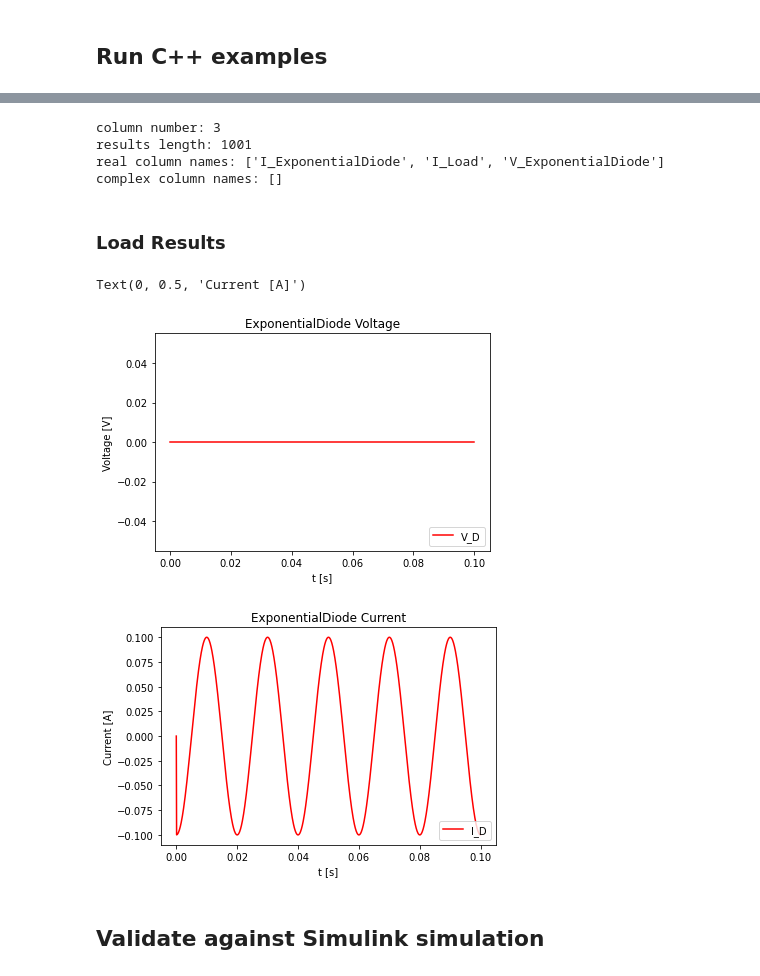
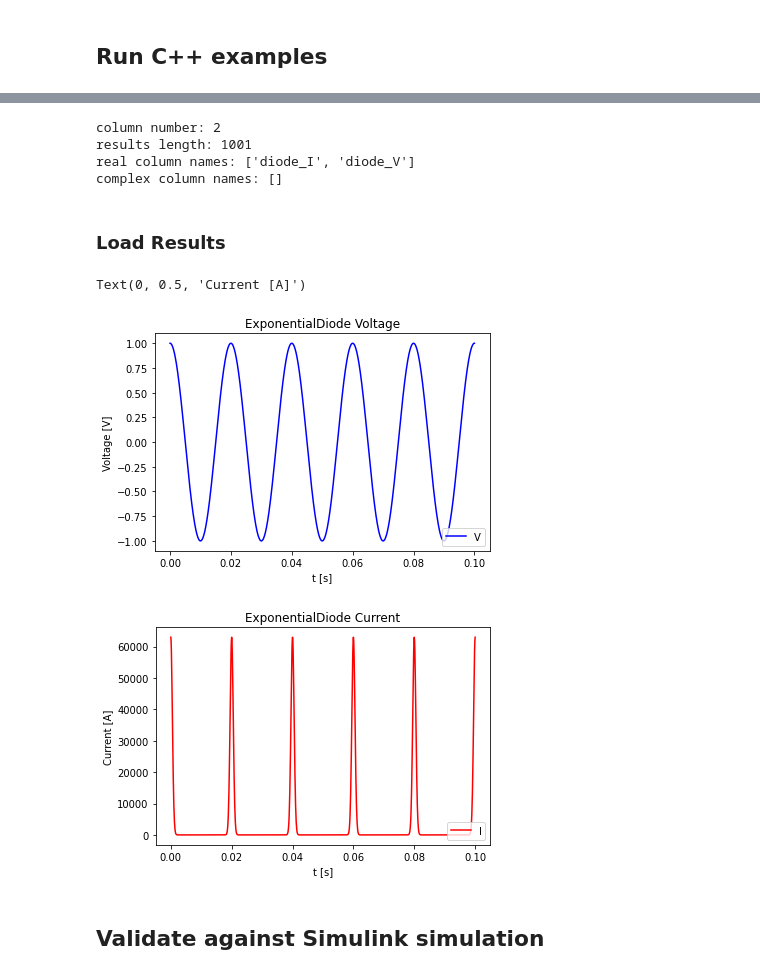
Before and after one commit to MarvinTollnitschRWTH/dpsim, a Jupyter notebook: examples/Notebooks/Circuits/EMT_Ph1_ExponentialDiode_test.ipynb, the cells around one changed output, grey strips where cells are left out. Drawn from its saved outputs; the diff is of its cells as text; code cells hidden in the pictures.

```diff
--- a/examples/Notebooks/Circuits/EMT_Ph1_ExponentialDiode_test.ipynb
+++ b/examples/Notebooks/Circuits/EMT_Ph1_ExponentialDiode_test.ipynb
@@ -42,44 +42,47 @@ import re
 import numpy as np
 import math
 
+simName = "EMT_Ph1_vs_diode"
+
 work_dir = os.getcwd() + "/logs/"
-path_logfile = work_dir + name + '/' + name + '.csv'
+path_logfile = work_dir + simName + '/' + simName + '.csv'
 ts_dpsim_EMT = rt.read_timeseries_dpsim(path_logfile)
 # %% [output]
-column number: 3
+column number: 2
 results length: 1001
-real column names: ['I_ExponentialDiode', 'I_Load', 'V_ExponentialDiode']
+real column names: ['diode_I', 'diode_V']
 complex column names: []
 # %% [markdown]
 ### Load Results
 # %%
 plt.close('all')
 fig1 = plt.figure()
 
-plt.plot(ts_dpsim_EMT['V_ExponentialDiode'].time, ts_dpsim_EMT['V_ExponentialDiode'].values, "r-", label='V_D')
+
+plt.plot(ts_dpsim_EMT['diode_V'].time, ts_dpsim_EMT['diode_V'].values, "b-", label='V')
 
 plt.legend(loc = 4)
 #plt.legend(bbox_to_anchor=(1,1))
 
 plt.title('ExponentialDiode Voltage')
 plt.xlabel('t [s]')
 plt.ylabel('Voltage [V]')
 
 fig2 = plt.figure()
 
-plt.plot(ts_dpsim_EMT['I_ExponentialDiode'].time, ts_dpsim_EMT['I_ExponentialDiode'].values, "r-", label='I_D')
+plt.plot(ts_dpsim_EMT['diode_I'].time, ts_dpsim_EMT['diode_I'].values, "r-", label='I')
 #plt.plot(ts_dpsim_EMT['I_Load'].time, ts_dpsim_EMT['I_Load'].values, "r-", label='I_D')
 
 plt.legend(loc = 4)
 #plt.legend(bbox_to_anchor=(1,1))
 
 plt.title('ExponentialDiode Current')
 plt.xlabel('t [s]')
 plt.ylabel('Current [A]')
 # %% [output]
 Text(0, 0.5, 'Current [A]')
-[figure, old version]
+[figure, new version]
-[figure, old version]
+[figure, new version]
 # %% [markdown]
 ## Validate against Simulink simulation
 # %% [markdown]
```
Also changed, not shown: parts of 2 cells of this notebook, 3 other files.
